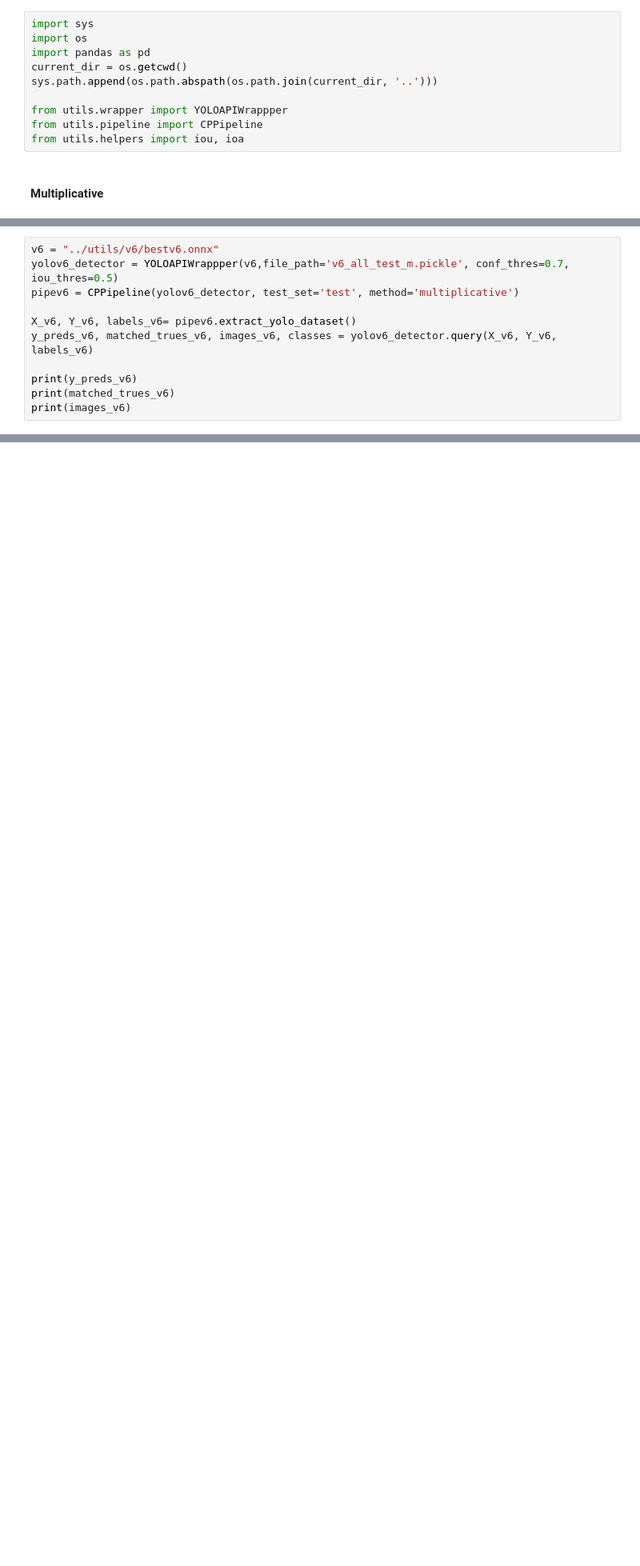
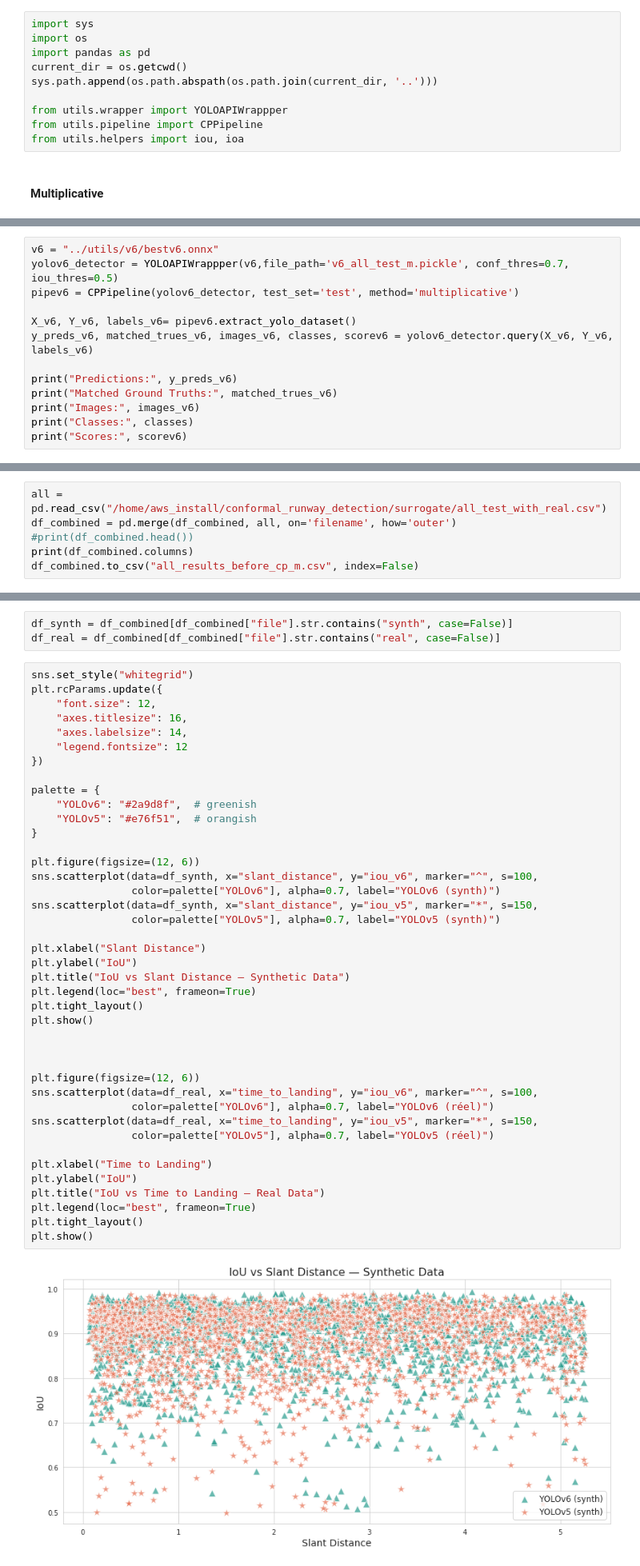
Before and after one commit to alyasltd/conformal_runway_detection, a Jupyter notebook: before_cp/perf_before_cp.ipynb, the cells around one changed output, grey strips where cells are left out. Shown at 80% size. Saved outputs shown, nothing was run; the diff lists cells and outputs as text; blank space fills up the shorter version.

Commit message:
evaluated yolo perf befor cp

```diff
--- a/before_cp/perf_before_cp.ipynb
+++ b/before_cp/perf_before_cp.ipynb
@@ -18,9 +41,11 @@ yolov6_detector = YOLOAPIWrappper(v6,file_path='v6_all_test_m.pickle', conf_thre
 pipev6 = CPPipeline(yolov6_detector, test_set='test', method='multiplicative')
 
 X_v6, Y_v6, labels_v6= pipev6.extract_yolo_dataset()
-y_preds_v6, matched_trues_v6, images_v6, classes = yolov6_detector.query(X_v6, Y_v6, labels_v6)
+y_preds_v6, matched_trues_v6, images_v6, classes, scorev6 = yolov6_detector.query(X_v6, Y_v6, labels_v6)
 
-print(y_preds_v6)
-print(matched_trues_v6)
-print(images_v6)
+print("Predictions:", y_preds_v6)
+print("Matched Ground Truths:", matched_trues_v6)
+print("Images:", images_v6)
+print("Classes:", classes)
+print("Scores:", scorev6)
 # %% [output]
@@ -133,0 +177,6 @@ print(df_combined.head())
+# %%
+all = pd.read_csv("/home/aws_install/conformal_runway_detection/surrogate/all_test_with_real.csv")
+df_combined = pd.merge(df_combined, all, on='filename', how='outer')
+#print(df_combined.head())
+print(df_combined.columns)
+df_combined.to_csv("all_results_before_cp_m.csv", index=False)
@@ -133,0 +191,46 @@ print(df_combined.head())
+# %%
+df_synth = df_combined[df_combined["file"].str.contains("synth", case=False)]
+df_real = df_combined[df_combined["file"].str.contains("real", case=False)]
+# %%
+sns.set_style("whitegrid")
+plt.rcParams.update({
+    "font.size": 12,
+    "axes.titlesize": 16,
+    "axes.labelsize": 14,
+    "legend.fontsize": 12
+})
+
+palette = {
+    "YOLOv6": "#2a9d8f",  # greenish
+    "YOLOv5": "#e76f51",  # orangish
+}
+
+plt.figure(figsize=(12, 6))
+sns.scatterplot(data=df_synth, x="slant_distance", y="iou_v6", marker="^", s=100,
+                color=palette["YOLOv6"], alpha=0.7, label="YOLOv6 (synth)")
+sns.scatterplot(data=df_synth, x="slant_distance", y="iou_v5", marker="*", s=150,
+                color=palette["YOLOv5"], alpha=0.7, label="YOLOv5 (synth)")
+
+plt.xlabel("Slant Distance")
+plt.ylabel("IoU")
+plt.title("IoU vs Slant Distance — Synthetic Data")
+plt.legend(loc="best", frameon=True)
+plt.tight_layout()
+plt.show()
+
+
+
+plt.figure(figsize=(12, 6))
+sns.scatterplot(data=df_real, x="time_to_landing", y="iou_v6", marker="^", s=100,
+                color=palette["YOLOv6"], alpha=0.7, label="YOLOv6 (réel)")
+sns.scatterplot(data=df_real, x="time_to_landing", y="iou_v5", marker="*", s=150,
+                color=palette["YOLOv5"], alpha=0.7, label="YOLOv5 (réel)")
+
+plt.xlabel("Time to Landing")
+plt.ylabel("IoU")
+plt.title("IoU vs Time to Landing — Real Data")
+plt.legend(loc="best", frameon=True)
+plt.tight_layout()
+plt.show()
+# %% [output]
+[figure, added]
```
Also changed, not shown: parts of 11 cells of this notebook, 8 other files.
